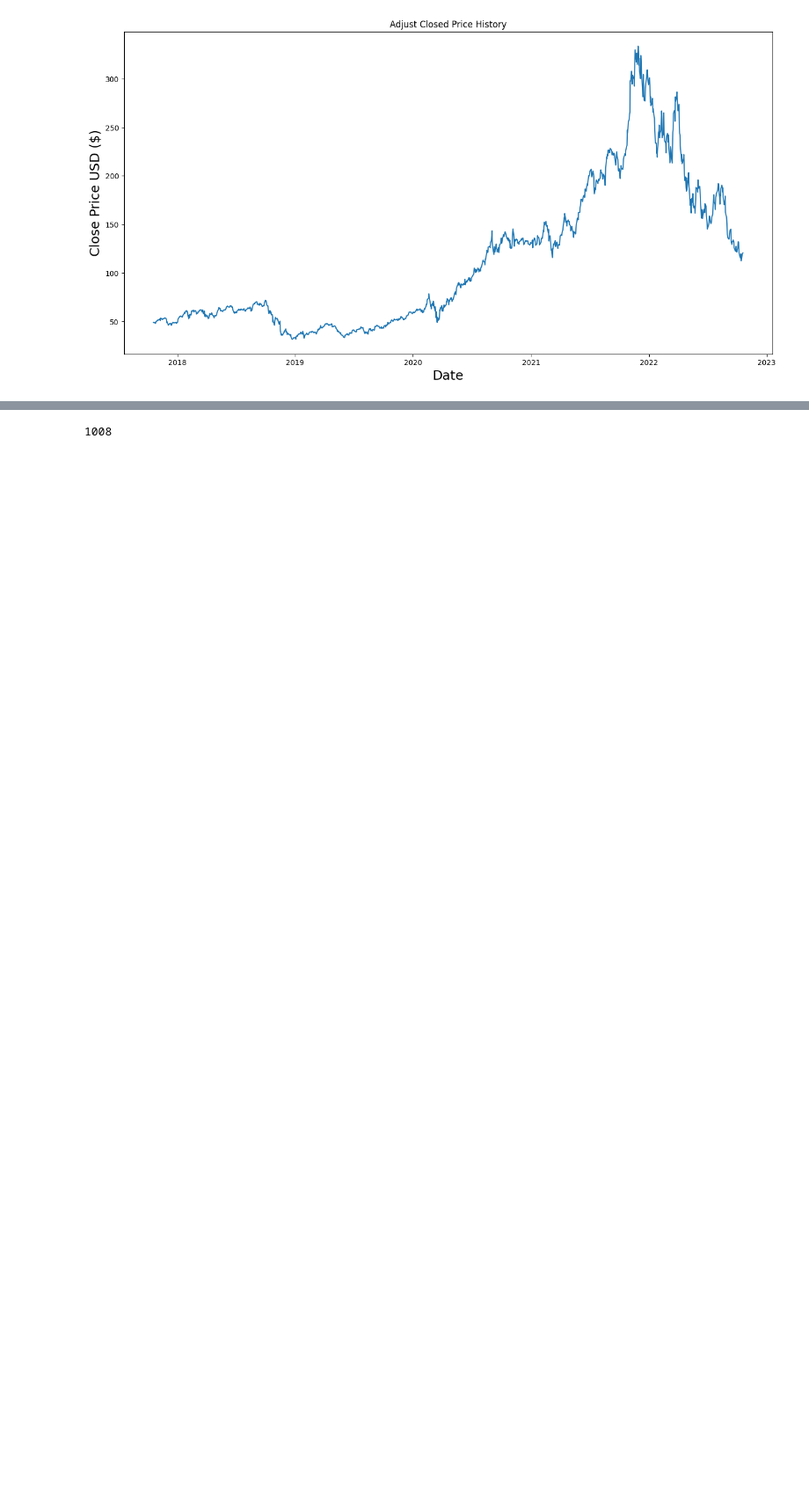
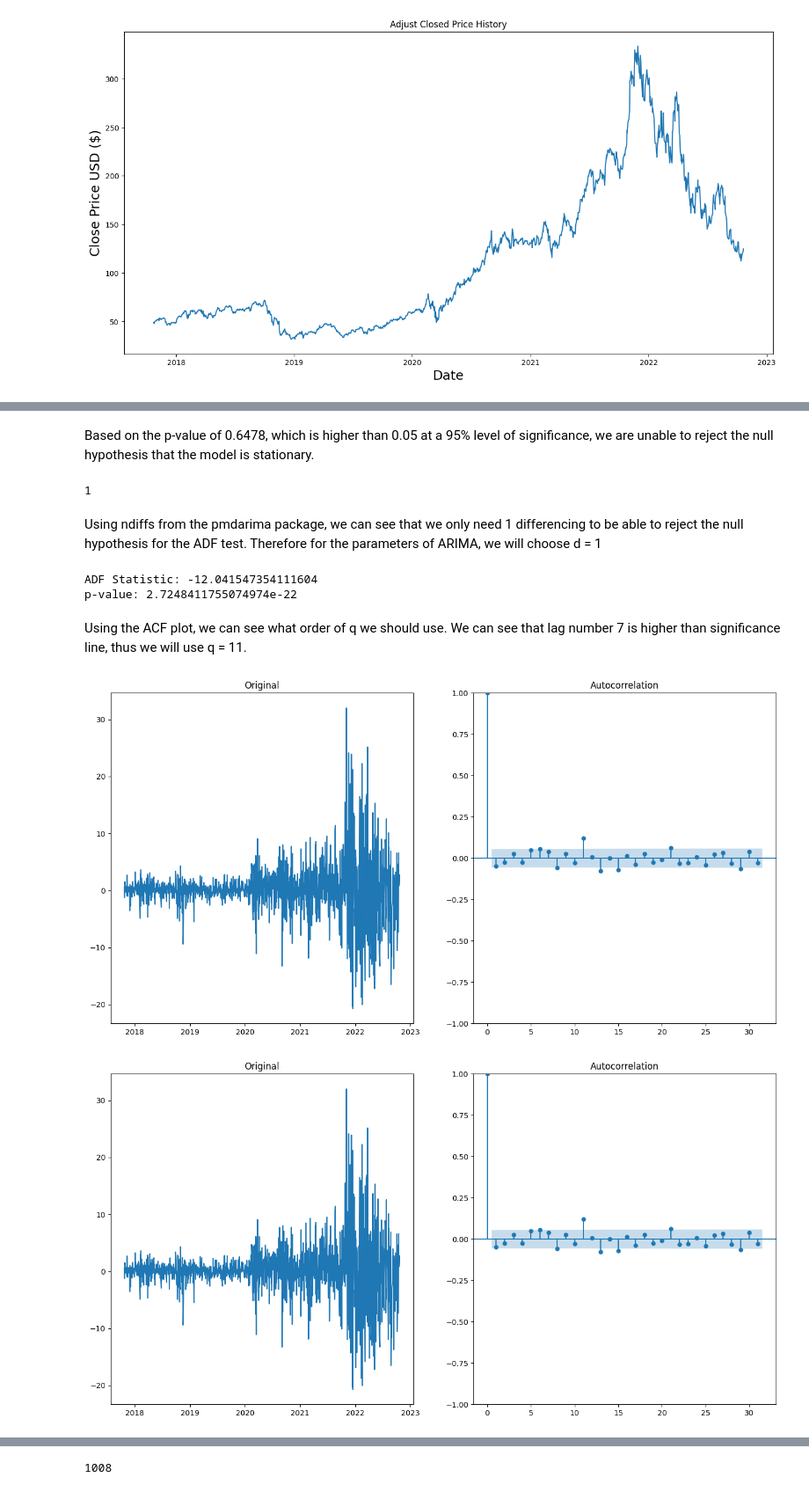
Before and after one commit to Alexius0123/ML-stock-prediction-model, a Jupyter notebook: main_ARIMA.ipynb, the cells around one changed output, grey strips where cells are left out. Shown: that part at 88% size. Cells and saved outputs as stored; diff of their text form; code cells hidden in the pictures; blank space fills up the shorter version.

Commit message:
Completed ARIMA model and LSTM model

```diff
--- a/main_ARIMA.ipynb
+++ b/main_ARIMA.ipynb
@@ -14,4 +18,4 @@ from dateutil.relativedelta import relativedelta
 from sklearn.metrics import mean_squared_error, mean_absolute_error
 # %%
 df = web.DataReader('NVDA', data_source = 'yahoo', start = date.today() + relativedelta(years = -5), end = date.today())
-df
+df = df['Adj Close']
@@ -42,0 +40,27 @@ plt.show()
+# %% [markdown]
+Based on the p-value of 0.6478, which is higher than 0.05 at a 95% level of significance, we are unable to reject the null hypothesis that the model is stationary.
+# %%
+ndiffs(df, test = "adf")
+# %% [output]
+1
+# %% [markdown]
+Using ndiffs from the pmdarima package, we can see that we only need 1 differencing to be able to reject the null hypothesis for the ADF test. Therefore for the parameters of ARIMA, we will choose d = 1
+# %%
+adf_result = adfuller(diff.dropna())
+print('ADF Statistic: ' + str(adf_result[0]))
+print('p-value: ' + str(adf_result[1]))
+# %% [output]
+ADF Statistic: -12.041547354111604
+p-value: 2.7248411755074974e-22
+# %% [markdown]
+Using the ACF plot, we can see what order of q we should use. We can see that lag number 7 is higher than significance line, thus we will use q = 11.
+# %%
+fig, (ax1, ax2) = plt.subplots(1, 2, figsize = (16,8))
+diff = df.diff().dropna()
+ax1.plot(diff)
+ax1.set_title("Original")
+
+plot_acf(diff, ax = ax2)
+# %% [output]
+[figure, added]
+[figure, added]
```
Also changed, not shown: parts of 13 cells of this notebook, 2 other files.
